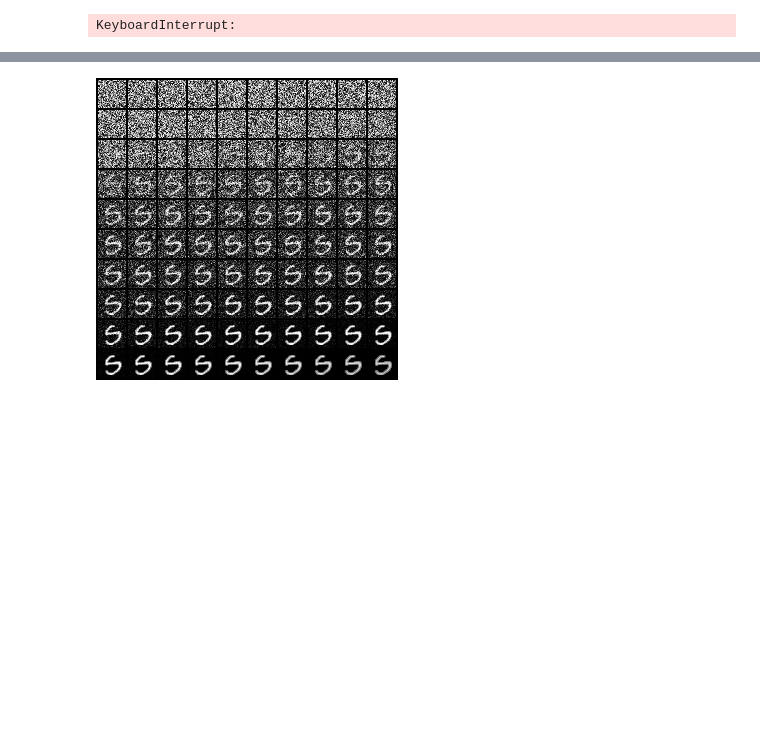
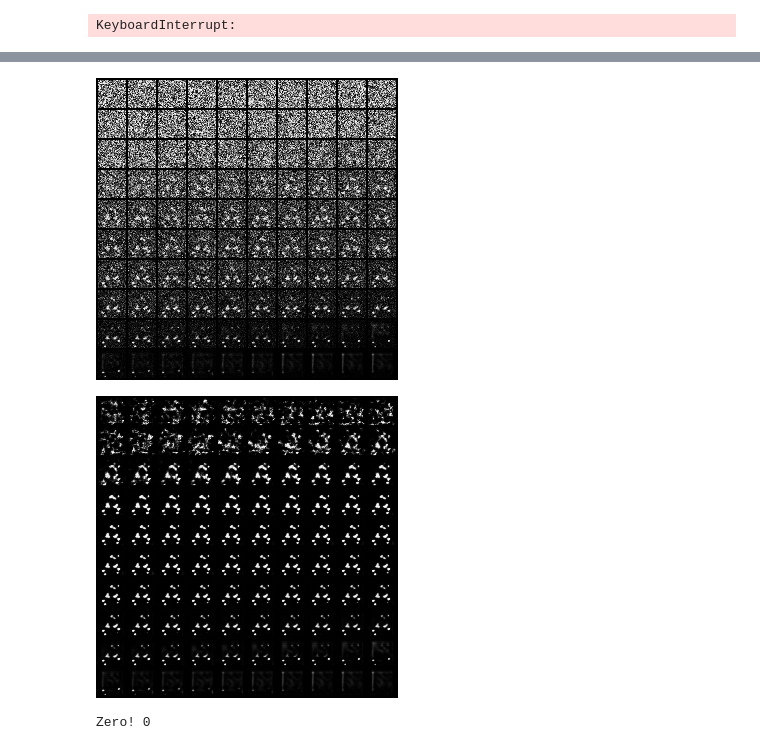
Before and after one commit to SKholkin/SS_DDPM, a Jupyter notebook: ssddpm_beta.ipynb, the cells around one changed output, grey strips where cells are left out. Saved outputs shown, nothing was run; the diff lists cells and outputs as text; code cells hidden in the pictures; blank space fills up the shorter version.

```diff
--- a/ssddpm_beta.ipynb
+++ b/ssddpm_beta.ipynb
@@ -294,7 +338,57 @@ torchvision.transforms.ToPILImage()(img_grid)
 # %%
 # samples_history[0].shape
 
-img_grid = torchvision.utils.make_grid(torch.cat([item[0] for item in samples_history[::10]], dim=0).unsqueeze(1) ,nrow=10,normalize=True)
+img_grid = torchvision.utils.make_grid(torch.cat([item[3] for item in samples_history[::10]], dim=0).unsqueeze(1) ,nrow=10,normalize=True)
 torchvision.transforms.ToPILImage()(img_grid)
 # %% [output]
-[figure, old version]
+[figure, new version]
+# %%
+# samples_history[0].shape
+
+img_grid = torchvision.utils.make_grid(torch.cat([item[3] for item in x_0_samples_history[::10]], dim=0).unsqueeze(1) ,nrow=10,normalize=True)
+torchvision.transforms.ToPILImage()(img_grid)
+# %% [output]
+[figure, added]
+# %%
+import torch
+
+class ForwardDiffusionDatasetStatsNormed(torch.utils.data.Dataset):
+    def __init__(self, x_0_tensor, t_batch_tensor, suff_stats_tensor, data_stats):
+        super().__init__()
+        self.x_0_tensor = x_0_tensor
+        self.t_batch_tensor = t_batch_tensor
+        self.suff_stats_tensor = suff_stats_tensor
+        self.g_mean = data_stats['g_mean']
+        for t in range(T + 1):
+            if self.g_mean[t] == 0:
+                print('Zero!', t)
+
+        self.g_std = data_stats['g_std']
+        self.suff_stats_part2_mean = data_stats['suff_stats_part2_mean']
+        self.suff_stats_part2_std = data_stats['suff_stats_part2_std']
+
+    def __len__(self):
+        return self.x_0_tensor.shape[0]
+
+    def __getitem__(self, idx):
+        suff_stats = self.stats_norm_fn(self.suff_stats_tensor[idx], self.t_batch_tensor[idx])
+
+        return self.x_0_tensor[idx], self.t_batch_tensor[idx], self.suff_stats_tensor[idx]
+
+    def stats_norm_fn(self, G_t, t):
+        if len(t.shape) == 0:
+            t = int(t)
+        else:
+            t = int(t[0])
+#         print(self.g_mean[t], self.g_std[t], self.suff_stats_part2_std, self.suff_stats_part2_mean )
+        return (G_t - self.g_mean[t]) * self.suff_stats_part2_std / self.g_std[t] + self.suff_stats_part2_mean
+
+def load_generated_dataset_stats_normed():
+    x_0_tensor, t_batch_tensor, suff_stats_tensor = torch.load('x_0_dataset.pth'), torch.load('t_batch_dataset.pth'), torch.load('suff_stats_dataset.pth')
+    data_stats = torch.load('dataset_beta_stats.pth')
+
+    return ForwardDiffusionDatasetStatsNormed(x_0_tensor, t_batch_tensor, suff_stats_tensor, data_stats)
+
+dataset = load_generated_dataset_stats_normed()
+# %% [output]
+Zero! 0
```
Also changed, not shown: parts of 7 cells of this notebook, 5 other files.
